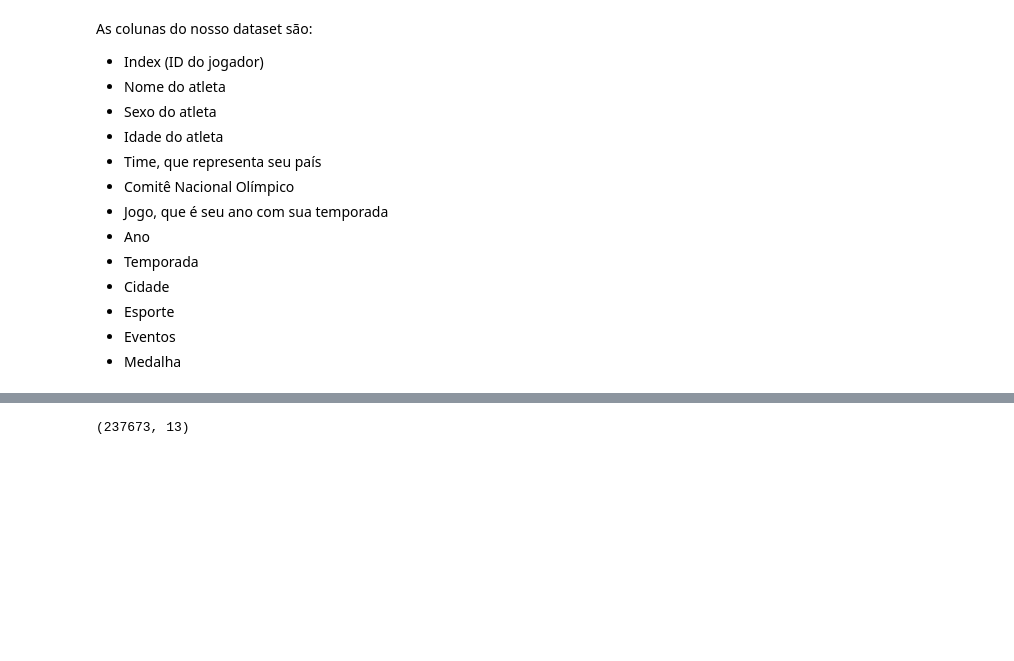
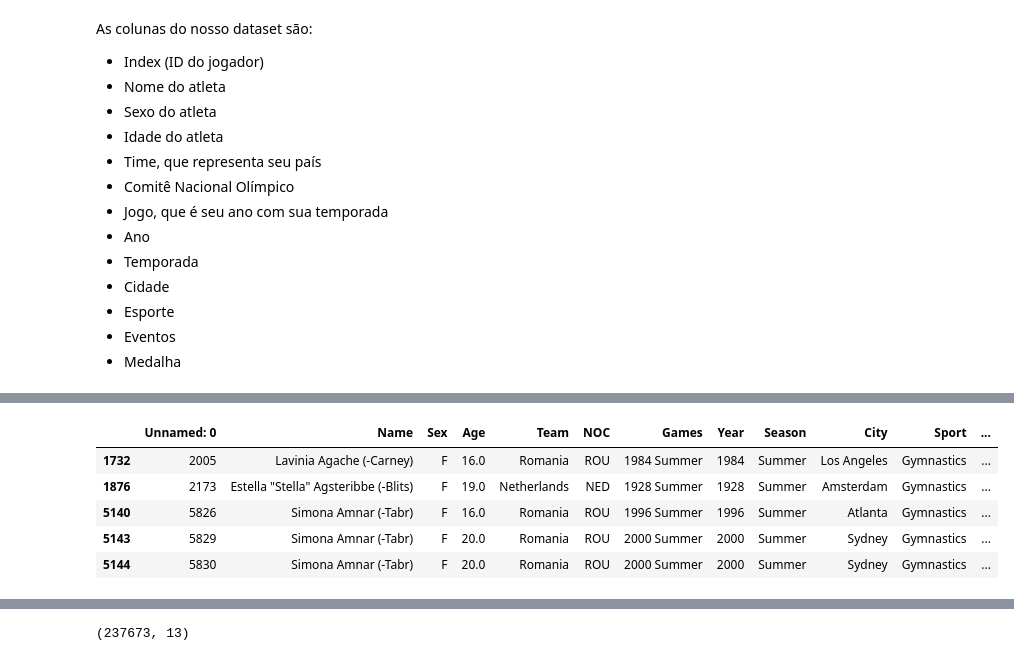
Before and after one commit to lucilagabriela/olimpiadas, a Jupyter notebook: Análise Exploratória de Dados.ipynb, the cells around one changed output, grey strips where cells are left out. Saved outputs shown, nothing was run; the diff lists cells and outputs as text; code cells hidden in the pictures; blank space fills up the shorter version.

```diff
--- a/Análise Exploratória de Dados.ipynb
+++ b/Análise Exploratória de Dados.ipynb
@@ -50,0 +61,13 @@ base.head(10)
+# %%
+df = base[base["Sport"] == "Gymnastics"]
+df1 = df[df["Medal"] == "Gold"]
+
+df2 = df1[df1["Sex"] == "F"]
+df2.head()
+# %% [output]
+|  | Unnamed: 0 | Name | Sex | Age | Team | NOC | Games | Year | Season | City | Sport | ... |
+| 1732 | 2005 | Lavinia Agache (-Carney) | F | 16.0 | Romania | ROU | 1984 Summer | 1984 | Summer | Los Angeles | Gymnastics | ... |
+| 1876 | 2173 | Estella "Stella" Agsteribbe (-Blits) | F | 19.0 | Netherlands | NED | 1928 Summer | 1928 | Summer | Amsterdam | Gymnastics | ... |
+| 5140 | 5826 | Simona Amnar (-Tabr) | F | 16.0 | Romania | ROU | 1996 Summer | 1996 | Summer | Atlanta | Gymnastics | ... |
+| 5143 | 5829 | Simona Amnar (-Tabr) | F | 20.0 | Romania | ROU | 2000 Summer | 2000 | Summer | Sydney | Gymnastics | ... |
+| 5144 | 5830 | Simona Amnar (-Tabr) | F | 20.0 | Romania | ROU | 2000 Summer | 2000 | Summer | Sydney | Gymnastics | ... |
```
Also changed, not shown: parts of 19 cells of this notebook.
